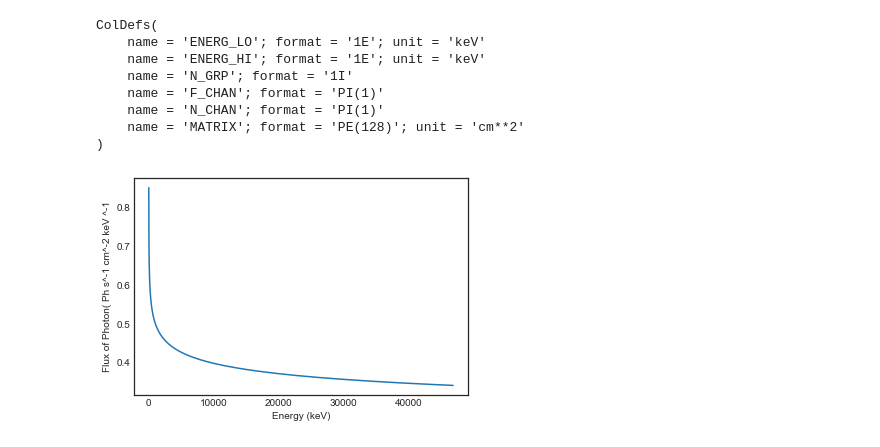
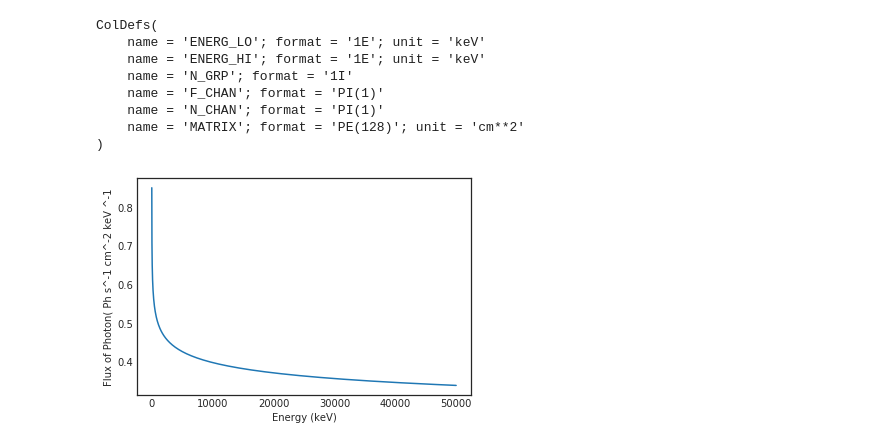
Before and after one commit to ZacharyHo/ASTR--4195, a Jupyter notebook: Response+Function+with+PL.ipynb, the cells around one changed output. Saved outputs shown, nothing was run; the diff lists cells and outputs as text; code cells hidden in the pictures.

```diff
--- a/Response+Function+with+PL.ipynb
+++ b/Response+Function+with+PL.ipynb
@@ -1,24 +1,22 @@
 # %%
-import os
 import numpy as np
 from astropy.io import fits
 import matplotlib.pyplot as plt
 import matplotlib.ticker as ticker
-import seaborn as sns
 plt.style.use('seaborn-white')
-import plotly.plotly as py
-import plotly.graph_objs as go
 import pandas as pd
 import seaborn as sns
-import cufflinks as cf
-from bokeh.plotting import figure, show, output_file
-directory = '/Users/zach//GRB160625B.945_LAT-trigger_correlated-optical-polarized-emission/'
+from bokeh.plotting import figure
+
+# directory = '/Users/zach//GRB160625B.945_LAT-trigger_correlated-optical-polarized-emission/'
+directory = '/home/jeff/GRB160625B.945_LAT-trigger_correlated-optical-polarized-emission/'
 file_n5 = 'glg_cspec_n5_bn160625945_v01.rsp'
 #file_n7 = 'glg_tte_n7_bn160625945_v00.fit'
 #file_b1 = 'glg_tte_b1_bn160625945_v00.fit'
 
 # HDU: Header Data Unit
 hdu_n5 = fits.open(directory + file_n5)
+
 #hdu_n7 = fits.open(directory + file_n7)
 
 
@@ -53,6 +49,4 @@ EnergyArray=ENERG_LO
 # %%
-def myfunc(param,x):
+def power_law(param,x):
     y = param[0]*(x**param[1])
     return np.array(y,dtype='float64')
-
-Power_law_coeff=[1,-0.1]
@@ -61,8 +53,13 @@ NbPhoton_Sim= myfunc(Power_law_coeff,EnergyArray)
+# %%
+ENERGY_ARRAY=np.append(ENERG_LO, ENERG_HI[139])
+POWER_LAW_COEFFICIENT=[1,-0.1]
+# %%
+NbPhoton_Sim= power_law(POWER_LAW_COEFFICIENT,ENERGY_ARRAY)
 # %%
-plt.plot(EnergyArray,NbPhoton_Sim)
+plt.plot(ENERGY_ARRAY,NbPhoton_Sim)
 plt.ylabel('Flux of Photon( Ph s^-1 cm^-2 keV ^-1')
 plt.xlabel('Energy (keV)')
 plt.show()
 # %% [output]
-[figure, old version]
+[figure, new version]
 # %%
```
Also changed, not shown: parts of 7 cells of this notebook.
